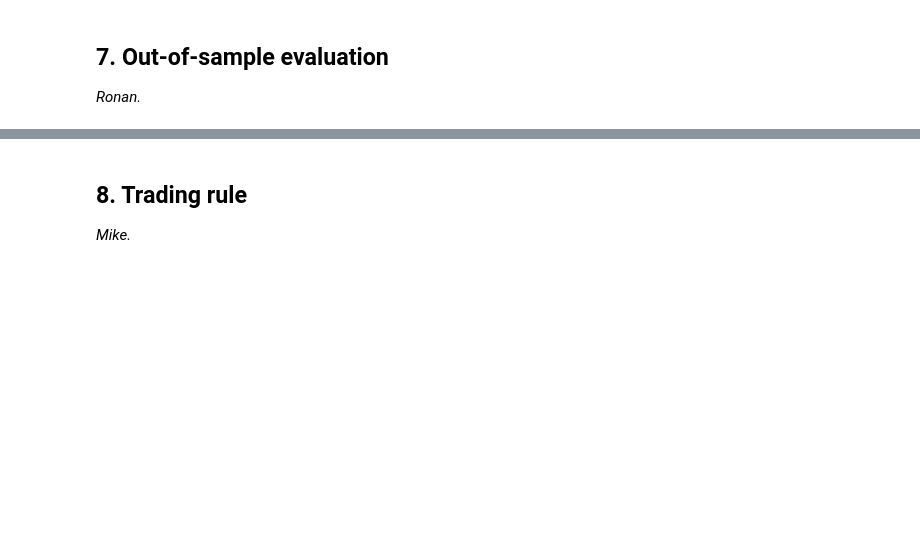
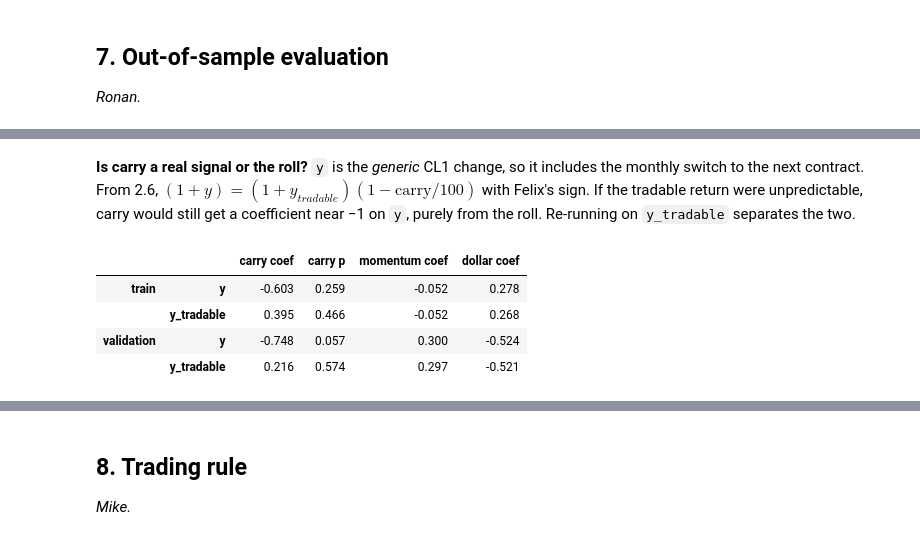
Before and after one commit to Adkid-Zephyr/fe-oil-group-work, a Jupyter notebook: oil-forecasting.ipynb, the cells around one changed output, grey strips where cells are left out. Drawn from its saved outputs; the diff is of its cells as text; code cells hidden in the pictures; blank space fills up the shorter version.

```diff
--- a/oil-forecasting.ipynb
+++ b/oil-forecasting.ipynb
@@ -600,0 +615,31 @@ plt.show()
+# %%
+FX_FEATURES = ["momentum", "carry", "dollar"]
+fx = pd.DataFrame(index=chk.index)
+fx["target_month"] = chk["target_month"]
+fx["sample"] = chk["sample"]
+fx["actual"] = chk["y"]
+fx["actual_tradable"] = chk["y_tradable"]
+fx["momentum"] = chk["cl1_pct"]
+fx["carry"] = 100 * (chk["cl1"] - chk["cl2"]) / chk["cl1"]      # + = backwardation
+fx["dollar"] = 100 * chk["dxy_ret"].shift(1)
+
+np.testing.assert_allclose(fx["carry"], -chk["carry"], atol=2e-6, rtol=0)
+assert (pd.PeriodIndex(fx["target_month"], freq="M") == chk.index.to_period("M") + 1).all()
+fx_usable = fx.dropna(subset=["actual"] + FX_FEATURES)
+
+def fx_ols(rows, target="actual", hac=False):
+    X = sm.add_constant(rows[FX_FEATURES], has_constant="add")
+    m = sm.OLS(rows[target], X)
+    return m.fit(cov_type="HAC", cov_kwds={"maxlags": 3}) if hac else m.fit()
+
+fx_train = fx_usable[fx_usable["sample"] == "train"]
+fx_fit = fx_ols(fx_train, hac=True)
+
+# Same coefficients as Felix's handoff notebook
+felix_handoff = pd.Series({"const": 1.756784, "momentum": -0.051880, "carry": -0.603438, "dollar": 0.278033})
+assert np.allclose(fx_fit.params[felix_handoff.index], felix_handoff, atol=1e-5)
+
+print(f"Training targets {fx_train['target_month'].iloc[0]} to {fx_train['target_month'].iloc[-1]} "
+      f"({len(fx_train)} months; the first is lost to the dollar lag). Matches Felix's handoff: PASS")
+print(f"R² {fx_fit.rsquared:.3f}, adjusted R² {fx_fit.rsquared_adj:.3f}")
+pd.DataFrame({"coefficient": fx_fit.params, "HAC s.e.": fx_fit.bse, "t": fx_fit.tvalues, "p": fx_fit.pvalues})
@@ -606,0 +788,18 @@ plt.show()
+# %% [markdown]
+**Is carry a real signal or the roll?** `y` is the *generic* CL1 change, so it includes the monthly switch to the next contract. From 2.6, $(1+y) = (1+y_{tradable})(1 - \text{carry}/100)$ with Felix's sign. If the tradable return were unpredictable, carry would still get a coefficient near −1 on `y`, purely from the roll. Re-running on `y_tradable` separates the two.
+# %%
+roll_check = {}
+for s in ["train", "validation"]:
+    rows_s = fx_usable[fx_usable["sample"] == s].dropna(subset=["actual_tradable"])
+    for tgt in ["actual", "actual_tradable"]:
+        r = fx_ols(rows_s, target=tgt, hac=True)
+        roll_check[(s, "y" if tgt == "actual" else "y_tradable")] = {
+            "carry coef": r.params["carry"], "carry p": r.pvalues["carry"],
+            "momentum coef": r.params["momentum"], "dollar coef": r.params["dollar"]}
+pd.DataFrame(roll_check).T
+# %% [output]
+|  |  | carry coef | carry p | momentum coef | dollar coef |
+| train | y | -0.603 | 0.259 | -0.052 | 0.278 |
+|  | y_tradable | 0.395 | 0.466 | -0.052 | 0.268 |
+| validation | y | -0.748 | 0.057 | 0.300 | -0.524 |
+|  | y_tradable | 0.216 | 0.574 | 0.297 | -0.521 |
```
Also changed, not shown: parts of 12 cells of this notebook.
